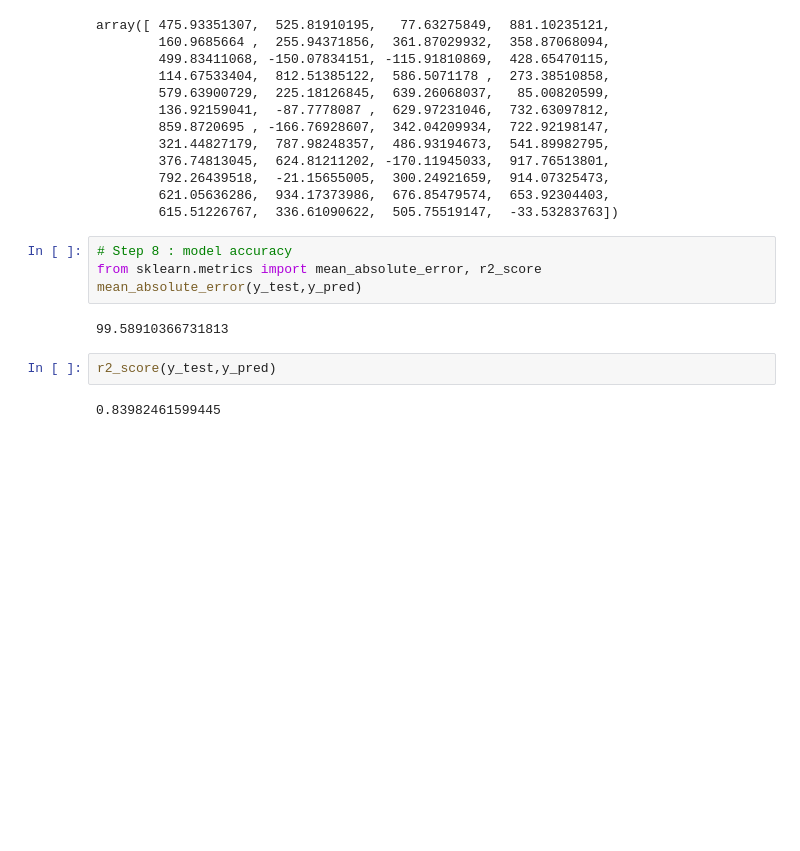
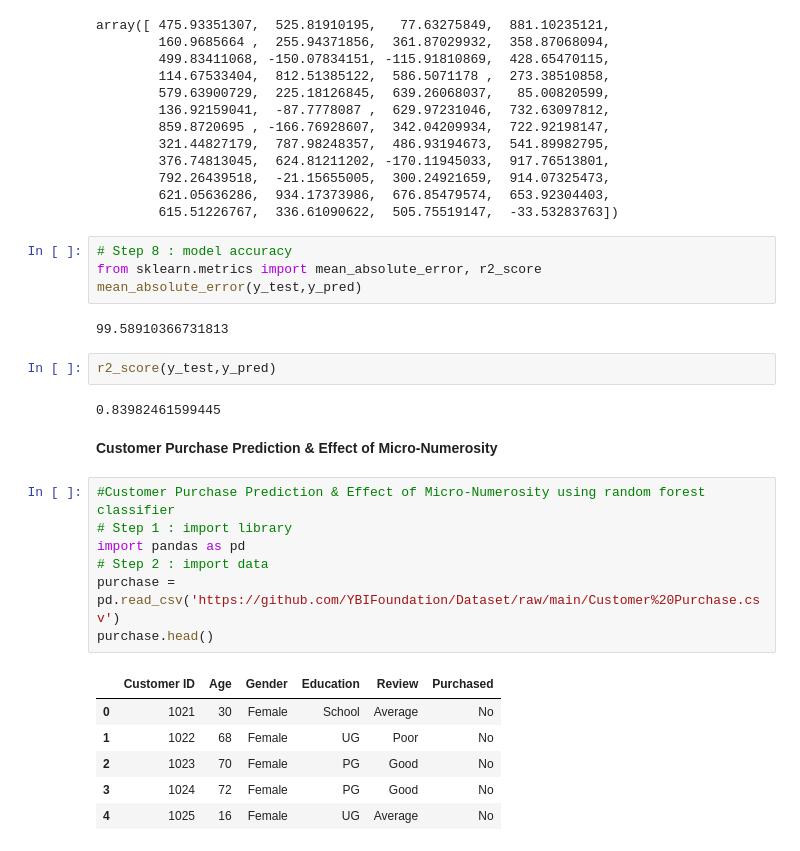
Before and after one commit to sanjanams742/sanjanams742, a Jupyter notebook: practiceproject.ipynb, the cells around one changed output. Saved outputs shown, nothing was run; the diff lists cells and outputs as text; blank space fills up the shorter version.

```diff
--- a/practiceproject.ipynb
+++ b/practiceproject.ipynb
@@ -269,3 +269,19 @@ mean_absolute_error(y_test,y_pred)
 r2_score(y_test,y_pred)
 # %% [output]
 0.83982461599445
+# %% [markdown]
+**Customer Purchase Prediction & Effect of Micro-Numerosity**
+# %%
+#Customer Purchase Prediction & Effect of Micro-Numerosity using random forest classifier
+# Step 1 : import library
+import pandas as pd
+# Step 2 : import data
+purchase = pd.read_csv('https://github.com/YBIFoundation/Dataset/raw/main/Customer%20Purchase.csv')
+purchase.head()
+# %% [output]
+|  | Customer ID | Age | Gender | Education | Review | Purchased |
+| 0 | 1021 | 30 | Female | School | Average | No |
+| 1 | 1022 | 68 | Female | UG | Poor | No |
+| 2 | 1023 | 70 | Female | PG | Good | No |
+| 3 | 1024 | 72 | Female | PG | Good | No |
+| 4 | 1025 | 16 | Female | UG | Average | No |
```
Also changed, not shown: parts of 23 cells of this notebook.
